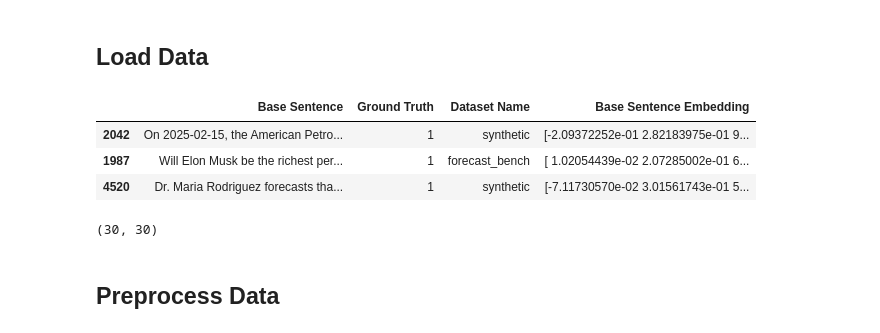
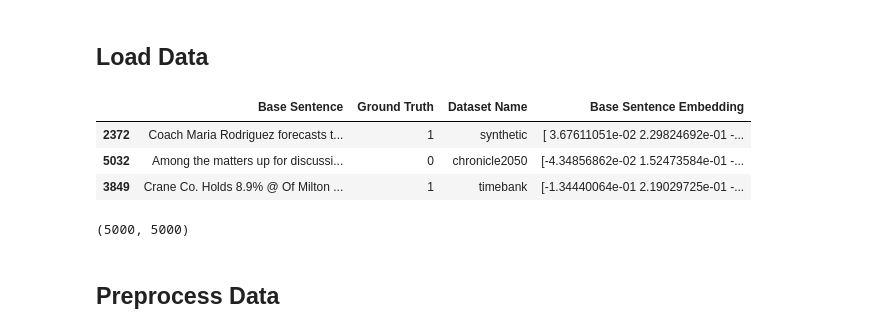
Before and after one commit to ufdatastudio/predictions, a Jupyter notebook: notebook_experiments/rnn_for_classification.ipynb, the cells around one changed output. Drawn from its saved outputs; the diff is of its cells as text; code cells hidden in the pictures.

```diff
--- a/notebook_experiments/rnn_for_classification.ipynb
+++ b/notebook_experiments/rnn_for_classification.ipynb
@@ -66,24 +66,26 @@ pd.set_option('display.max_rows', None)
 # %%
 base_data_path = DataProcessing.load_base_data_path(notebook_dir)
 train_dataset_path = os.path.join(base_data_path, 'classification_results/eacl_2026_results_2026-06-07/seed3/in_domain/x_y_train_set.csv')
 train_df = DataProcessing.load_from_file(train_dataset_path)
 train_df['Ground Truth'] = train_df['Ground Truth'].astype(int)
-train_df = train_df.sample(n=30)
+train_df = train_df.sample(n=5000)
+# train_df = train_df.loc[:1000, ]
 
 test_dataset_path = os.path.join(base_data_path, 'classification_results/eacl_2026_results_2026-06-07/seed3/in_domain/x_y_test_set.csv')
 test_df = DataProcessing.load_from_file(test_dataset_path)
 test_df['Ground Truth'] = test_df['Ground Truth'].astype(int)
-test_df = test_df.sample(n=30)
+test_df = test_df.sample(n=5000)
+# test_df = test_df.loc[:1000, ]
 test_df.head(3)
 # %% [output]
 |  | Base Sentence | Ground Truth | Dataset Name | Base Sentence Embedding |
-| 2042 | On 2025-02-15, the American Petro... | 1 | synthetic | [-2.09372252e-01 2.82183975e-01 9... |
-| 1987 | Will Elon Musk be the richest per... | 1 | forecast_bench | [ 1.02054439e-02 2.07285002e-01 6... |
-| 4520 | Dr. Maria Rodriguez forecasts tha... | 1 | synthetic | [-7.11730570e-02 3.01561743e-01 5... |
+| 2372 | Coach Maria Rodriguez forecasts t... | 1 | synthetic | [ 3.67611051e-02 2.29824692e-01 -... |
+| 5032 | Among the matters up for discussi... | 0 | chronicle2050 | [-4.34856862e-02 1.52473584e-01 -... |
+| 3849 | Crane Co. Holds 8.9% @ Of Milton ... | 1 | timebank | [-1.34440064e-01 2.19029725e-01 -... |
 # %%
 len(train_df), len(test_df)
 # %% [output]
-(30, 30)
+(5000, 5000)
 # %% [markdown]
 ## Preprocess Data
 # %% [markdown]
```
Also changed, not shown: parts of 18 cells of this notebook, 1 other file.
